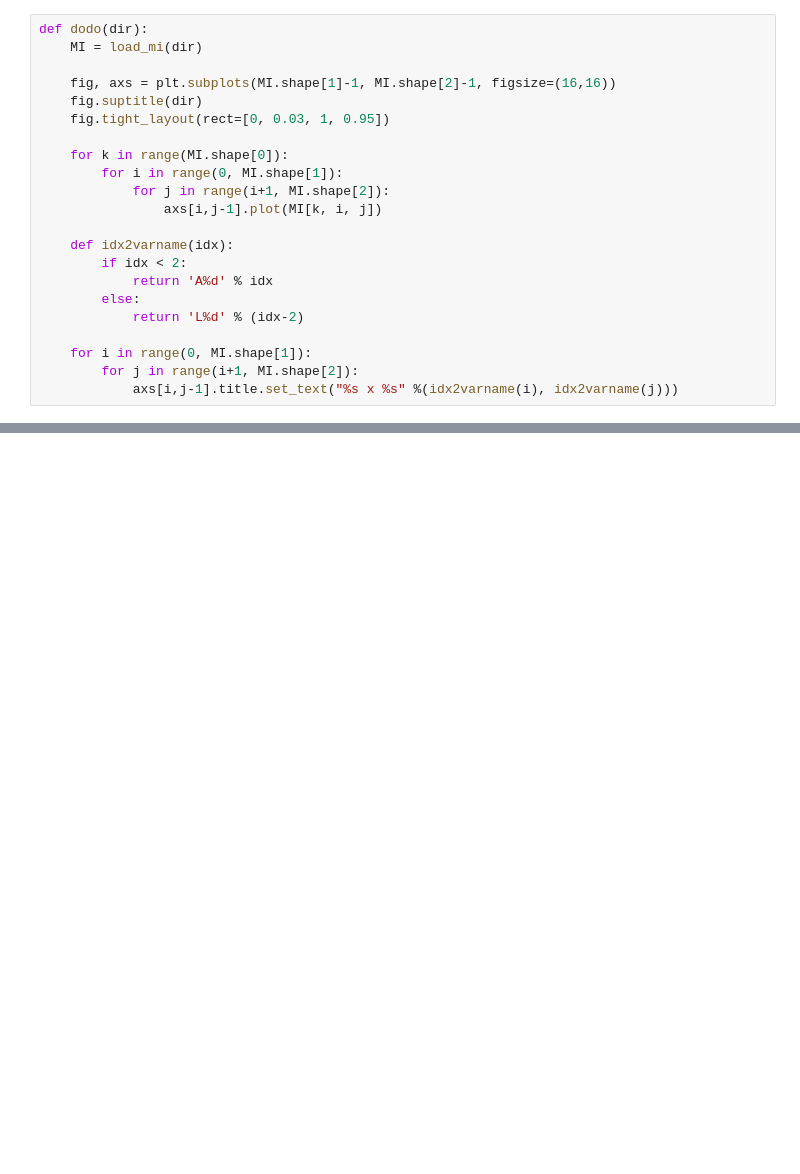
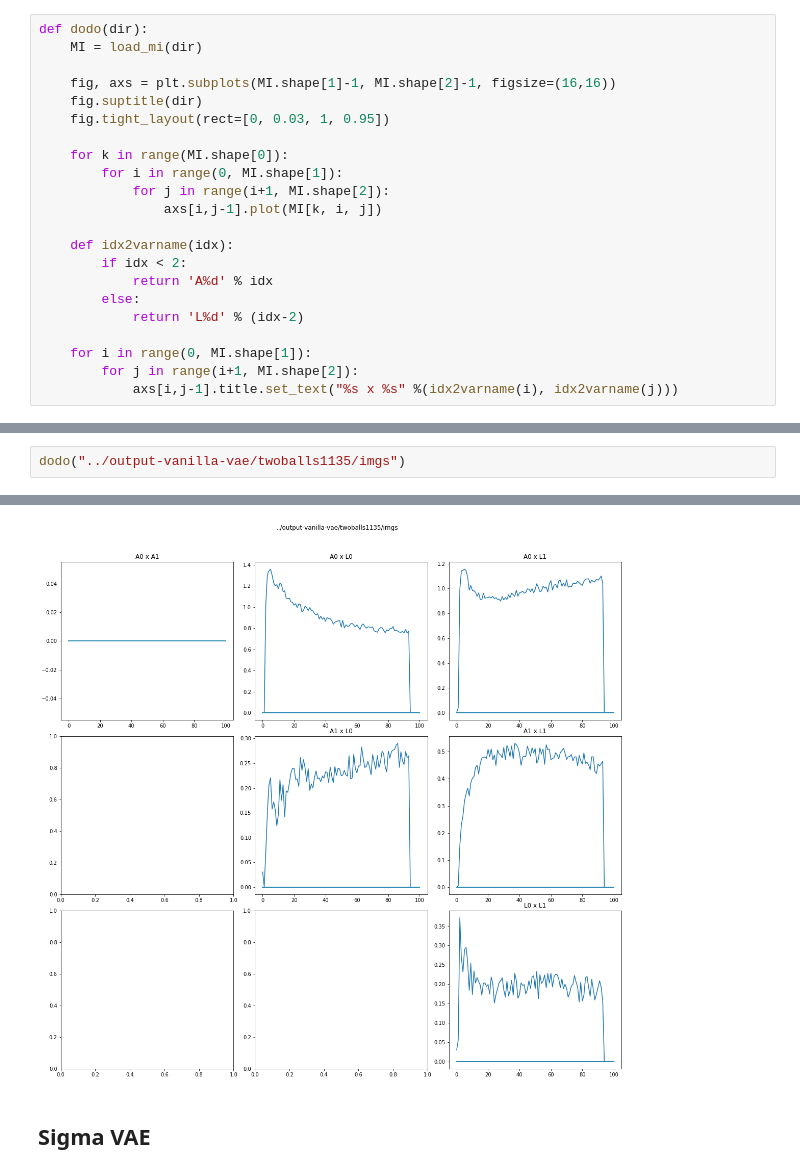
Before and after one commit to abbbe/autoenc2, a Jupyter notebook: notebooks/mutual_info.ipynb, the cells around one changed output, grey strips where cells are left out. Drawn from its saved outputs; the diff is of its cells as text; blank space fills up the shorter version.

```diff
--- a/notebooks/mutual_info.ipynb
+++ b/notebooks/mutual_info.ipynb
@@ -90,0 +94,3 @@ dodo("twoballs1110/imgs")
+# %%
+dodo("../output-vanilla-vae/twoballs1135/imgs")
+# %% [output]
@@ -91,3 +98,6 @@ dodo("twoballs1110/imgs")
+[figure, added]
+# %% [markdown]
+## Sigma VAE
 # %%
 dodo("twoballs/imgs")
 # %% [output]
```
Also changed, not shown: parts of 7 cells of this notebook.
